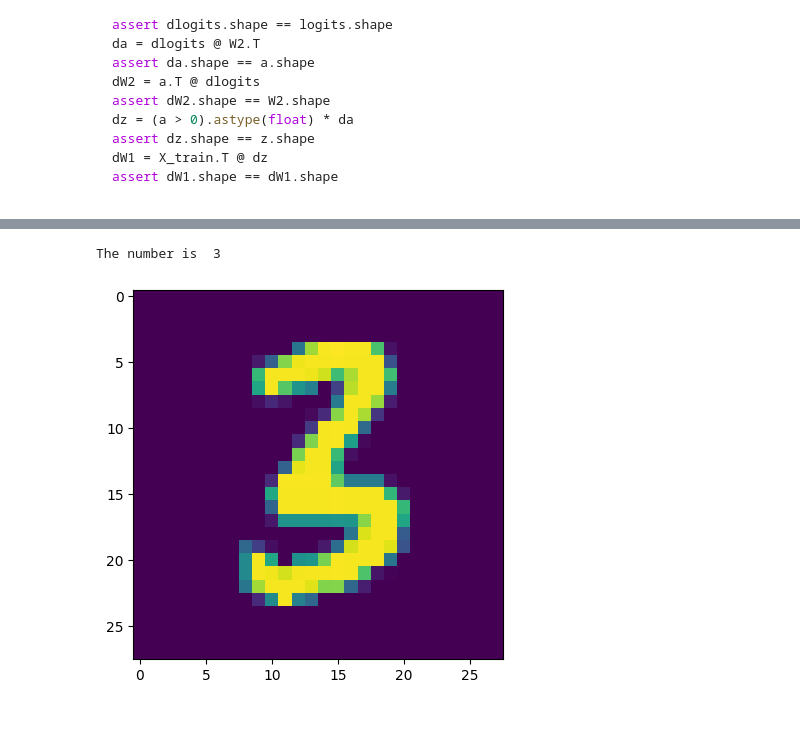
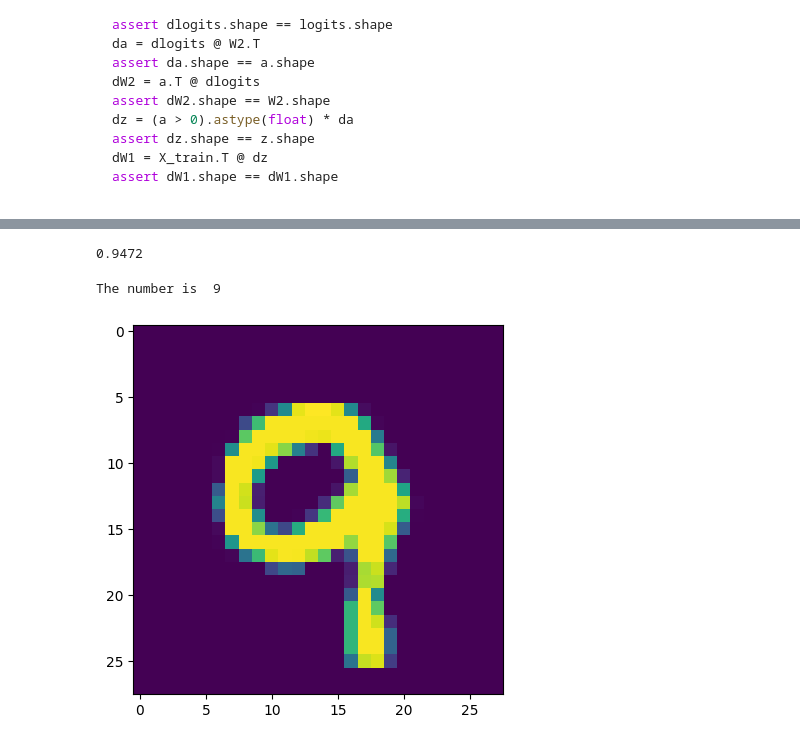
Before and after one commit to eljanmahammadli/gradipy, a Jupyter notebook: notebooks/mnist-from-scratch.ipynb, the cells around one changed output, grey strips where cells are left out. Saved outputs shown, nothing was run; the diff lists cells and outputs as text; code cells hidden in the pictures; folded sections open.

```diff
--- a/notebooks/mnist-from-scratch.ipynb
+++ b/notebooks/mnist-from-scratch.ipynb
@@ -385,3 +384,6 @@ W1, W2 = init_layers(input_dim, hidden_dim, output_dim, 'gaussian')
+# %%
+W1, W2 = init_layers(input_dim, hidden_dim, output_dim, 'gaussian')
+losses, accuracies = [], []
 # %%
 # epochs = 20
 # bad training loop
@@ -457,19 +461,0 @@ Epoch [951/1000], Loss: 0.1328, Accuracy: 0.9531
-# %%
-n = X_train.shape[0]
-
-# forward pass
-z = X_train @ W1 # first pre activation
-a = np.maximum(0, z) # relu activation
-logits = a @ W2 # second hidden layer
-# apply log softmax
-logit_maxs = np.max(logits, axis=1, keepdims=True)
-norm_logits = logits - logit_maxs # prevent the overflow and infs
-counts = np.exp(norm_logits)
-counts_sum = np.sum(counts, axis=1, keepdims=True)
-counts_sum_inv = counts_sum ** -1
-probs = counts * counts_sum_inv
-logprobs = np.log(probs)
-# loss and accuracy
-loss = -logprobs[range(n), y_train].mean()
-accuracy = (np.argmax(logprobs, axis=1) == y_train).astype(float).mean()
-print(loss, accuracy)
@@ -478,8 +468,27 @@ print(loss, accuracy)
+# %%
+def evaluate(W1, W2):
+  # forward pass test set
+  z = X_test @ W1 # first pre activation
+  a = np.maximum(0, z) # relu activation
+  logits = a @ W2 # second hidden layer
+  # apply log softmax
+  logit_maxs = np.max(logits, axis=1, keepdims=True)
+  norm_logits = logits - logit_maxs # prevent the overflow and infs
+  counts = np.exp(norm_logits)
+  counts_sum = np.sum(counts, axis=1, keepdims=True)
+  counts_sum_inv = counts_sum ** -1
+  probs = counts * counts_sum_inv
+  test_logprobs = np.log(probs)
+  return test_logprobs
+test_logprobs = evaluate(W1, W2)
+(np.argmax(test_logprobs, axis=1) == y_test).mean()
+# %% [output]
+0.9472
 # %%
 # inference
-s = 10
-plt.imshow(X_train[s].reshape(28, 28))
-print("The number is ", np.argmax(logprobs[s]))
+s = 99
+plt.imshow(X_test[s].reshape(28, 28))
+print("The number is ", np.argmax(test_logprobs[s]))
 # %% [output]
-The number is  3
+The number is  9
-[figure, old version]
+[figure, new version]
```
Also changed, not shown: parts of 30 cells of this notebook.
